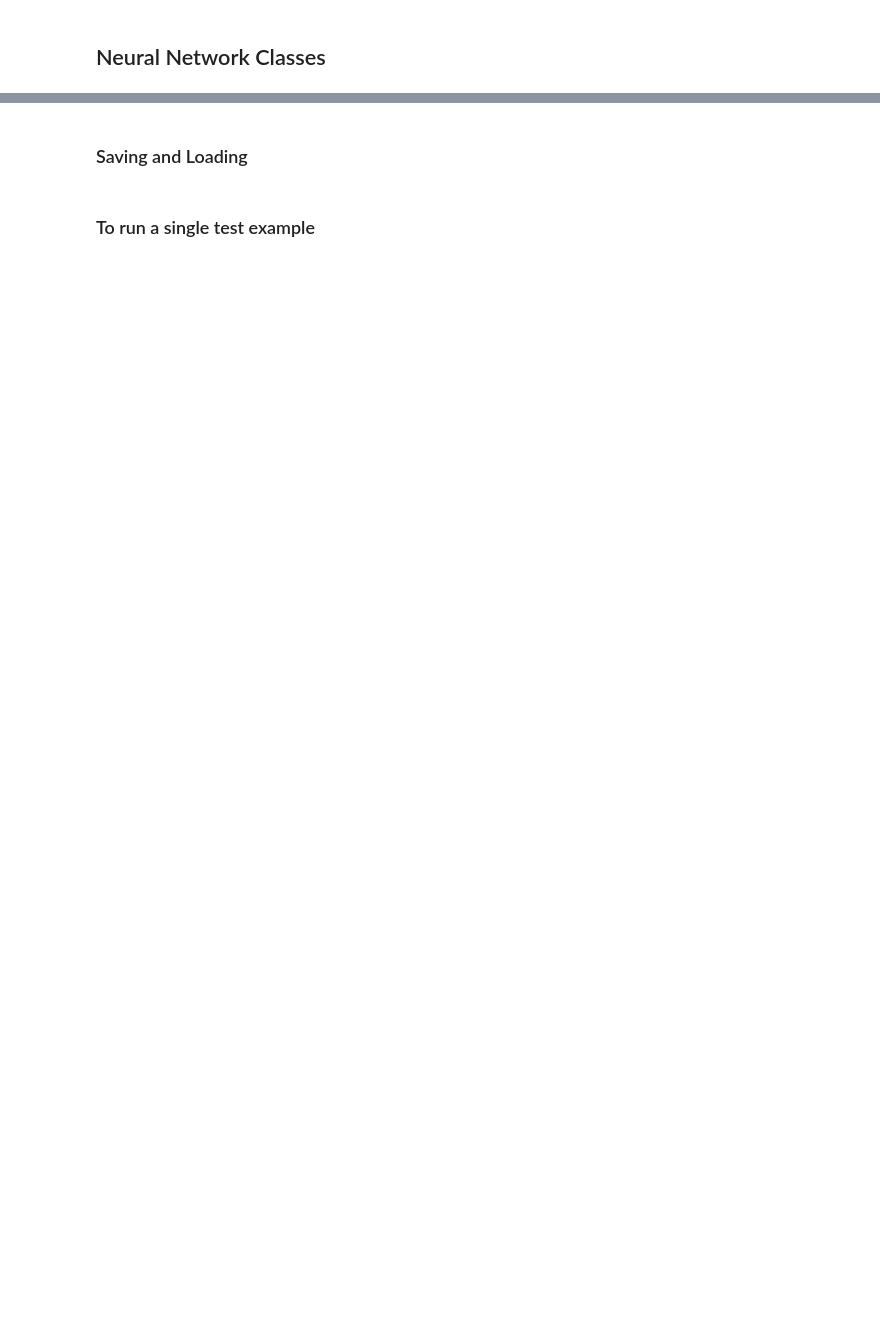
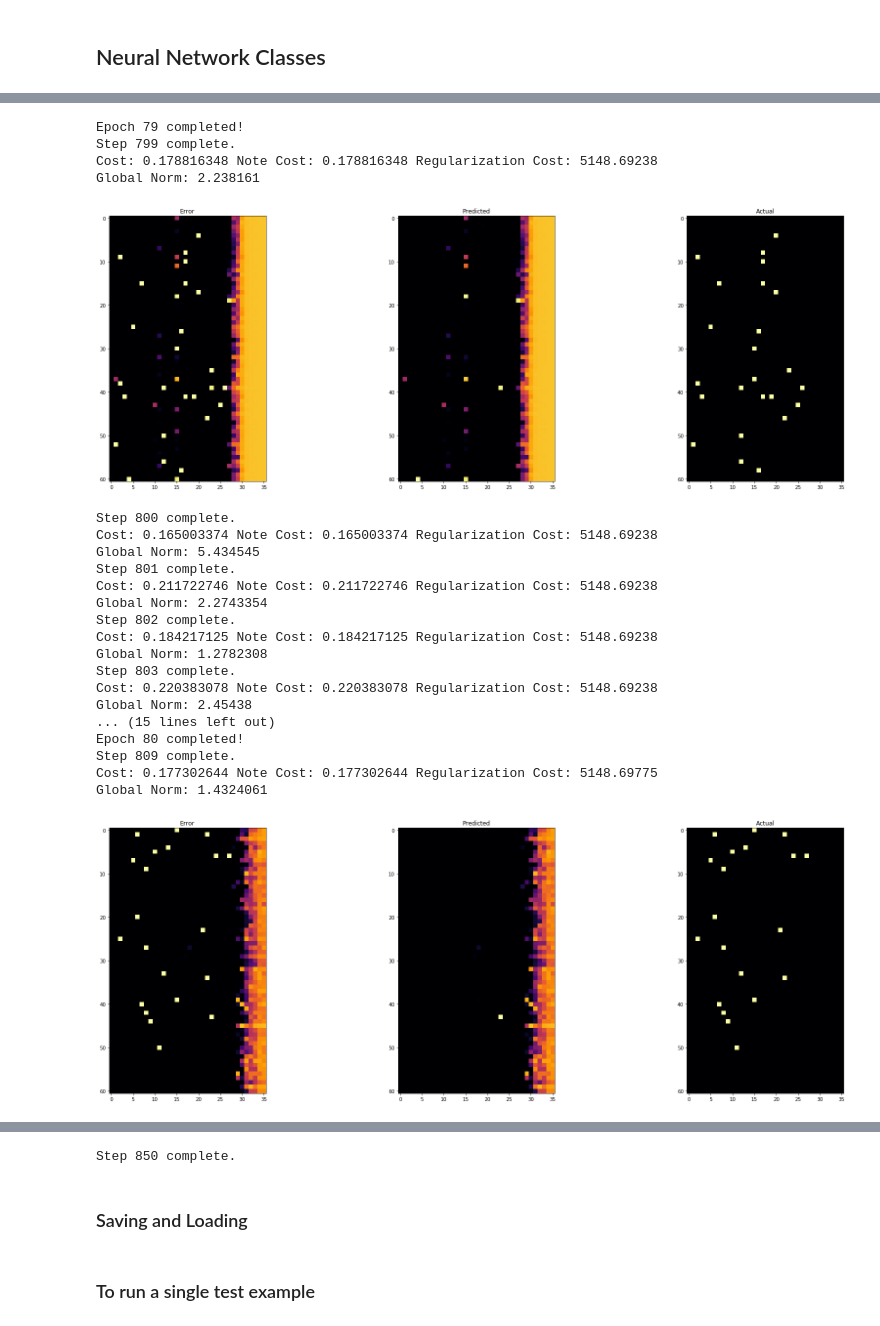
Before and after one commit to jmsmdy/sound-parse, a Jupyter notebook: Flex Net M.ipynb, the cells around one changed output, grey strips where cells are left out. Cells and saved outputs as stored; diff of their text form; code cells hidden in the pictures; blank space fills up the shorter version.

```diff
--- a/Flex Net M.ipynb
+++ b/Flex Net M.ipynb
@@ -203,7 +211,7 @@ quantization = 10
 length_in_beats = length_in_seconds * quantization
 
 
-learning_rate = 0.001
+learning_rate = 0.01
 
 grads = tuple(tf.Variable(tf.zeros_like(var, dtype=tf.float32)) for var in network.trainable_variables)
 
@@ -215,30 +223,54 @@ while keep_going:
     loss_value, notes_predicted, (new_grads, global_norm) = grad(network, input_pcms, notes_actual)
     print('Global Norm:', global_norm.numpy())
     for j in range(len(grads)):
         grads[j].assign_add(tf.where(tf.math.is_nan(new_grads[j]), tf.zeros_like(new_grads[j]), new_grads[j]) / batches_per_epoch)
 
     if i % 100 == 99:
         clear_output()
 
     if i % 10 == 0:
         pass
         fig = plotting.error(notes_predicted, notes_actual)
         display(fig)
         plt.close(fig)
         del fig
 
 
     if (i % batches_per_epoch) == (batches_per_epoch - 1):
         apply_grads(network.trainable_variables, grads, learning_rate)
         #optimizer.apply_gradients(zip(grads, network.trainable_variables))
 
         for j in range(len(grads)):
             grads[j].assign(tf.zeros_like(network.trainable_variables[j], dtype=tf.float32))
 
         print(f'Epoch {i // batches_per_epoch} completed!')
 
     if i % 1000 == 999:
         network.save('checkpoint4')
         print('Network Parameters Saved!')
 
     print('Step', i, 'complete.')
+# %% [output]
+Epoch 79 completed!
+Step 799 complete.
+Cost: 0.178816348 Note Cost: 0.178816348 Regularization Cost: 5148.69238
+Global Norm: 2.238161
+[figure, added]
+Step 800 complete.
+Cost: 0.165003374 Note Cost: 0.165003374 Regularization Cost: 5148.69238
+Global Norm: 5.434545
+Step 801 complete.
+Cost: 0.211722746 Note Cost: 0.211722746 Regularization Cost: 5148.69238
+Global Norm: 2.2743354
+Step 802 complete.
+Cost: 0.184217125 Note Cost: 0.184217125 Regularization Cost: 5148.69238
+Global Norm: 1.2782308
+Step 803 complete.
+Cost: 0.220383078 Note Cost: 0.220383078 Regularization Cost: 5148.69238
+Global Norm: 2.45438
+... (15 lines left out)
+Epoch 80 completed!
+Step 809 complete.
+Cost: 0.177302644 Note Cost: 0.177302644 Regularization Cost: 5148.69775
+Global Norm: 1.4324061
+[figure, added]
@@ -245,3 +349,4 @@ while keep_going:
+Step 850 complete.
 # %% [markdown]
 ### Saving and Loading
 # %%
```
Also changed, not shown: parts of 5 cells of this notebook, 2 other files.
